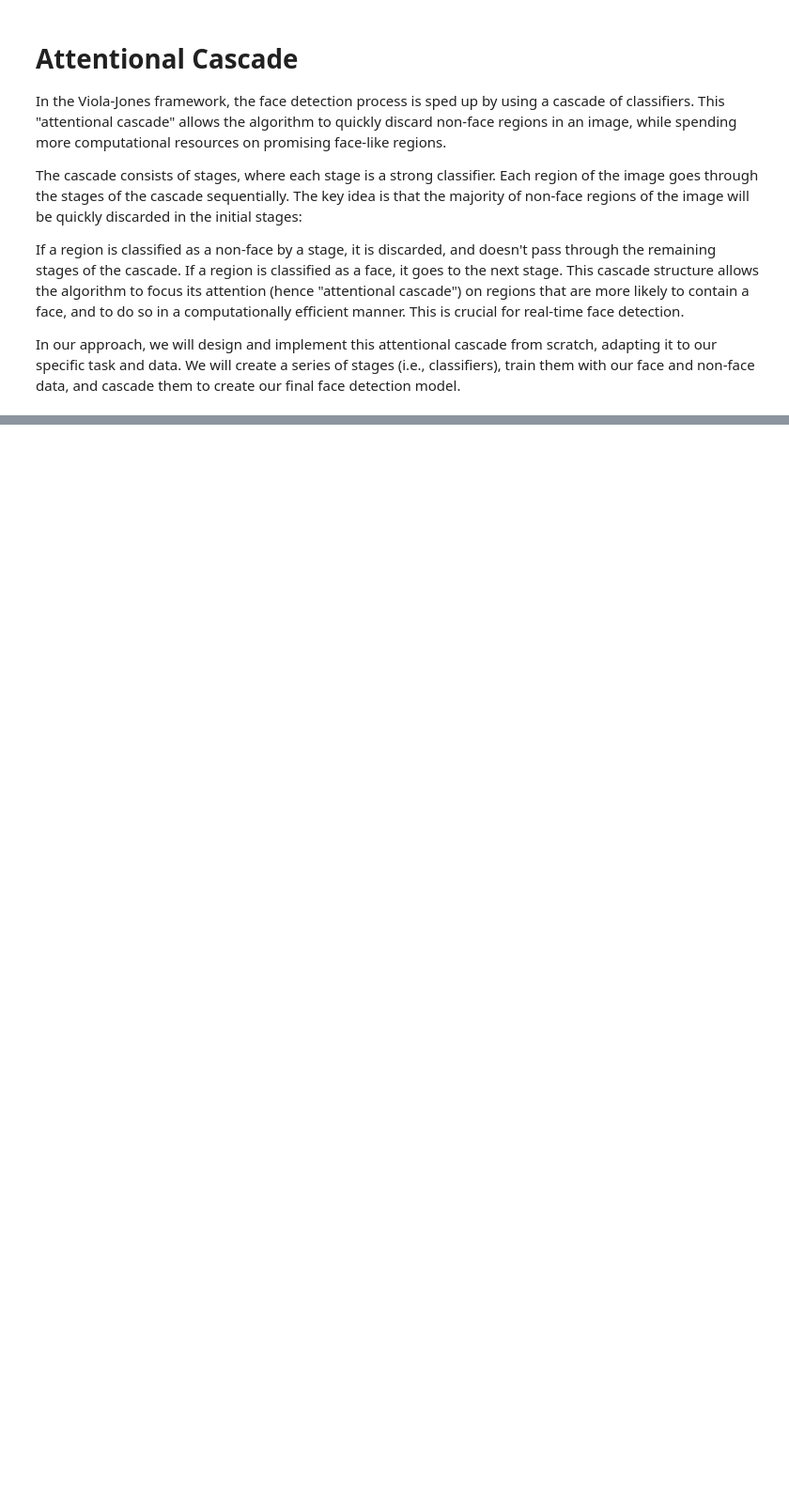
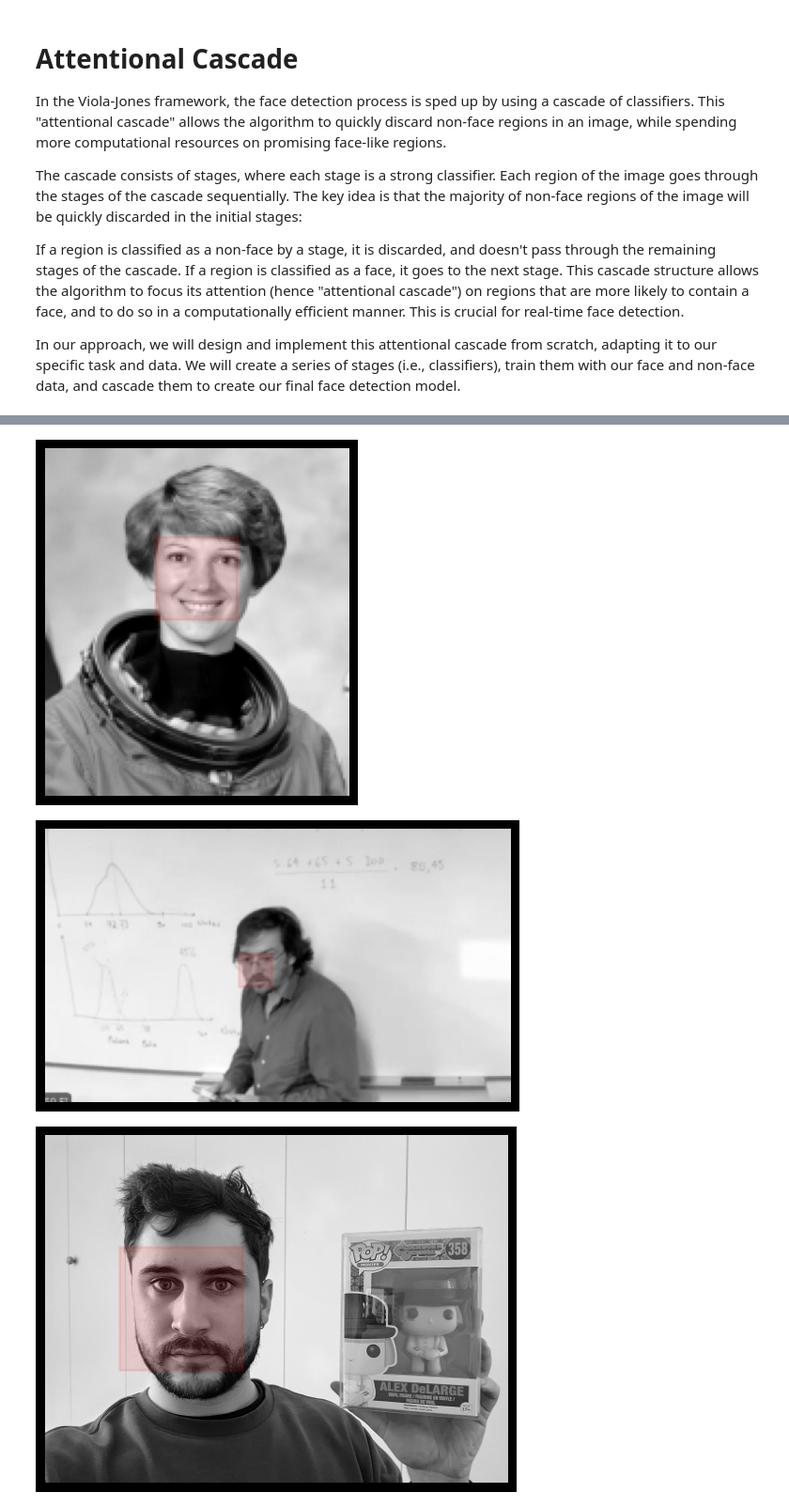
Before and after one commit to BRJoaquin/ml-ia-obligatorio, a Jupyter notebook: face_detector.ipynb, the cells around one changed output, grey strips where cells are left out. Shown at 94% size. Saved outputs shown, nothing was run; the diff lists cells and outputs as text; code cells hidden in the pictures; blank space fills up the shorter version.

```diff
--- a/face_detector.ipynb
+++ b/face_detector.ipynb
@@ -1025,0 +1042,4 @@ CONFUSION MATRIX:
+# %%
+models = []
+n_features = []
+thresholds = []
@@ -1132,0 +1268,46 @@ plt.savefig('test_image_result.png')
+# %%
+from skimage.data import astronaut
+from skimage.color import rgb2gray
+from skimage.transform import rescale
+
+def astronaut_test(models, thresholds):
+    test_image = astronaut()
+    test_image = rgb2gray(test_image)
+    test_image = rescale(test_image, 0.5)
+    test_image = test_image[:160, 40:180]
+    test_cascade(models, thresholds, test_image, istep=10, jstep=10, scale=2)
+
+def teacher_test(models, thesholds):
+    teacher_image = plt.imread('./assets/teacher.jpg')
+    teacher_image = rgb2gray(teacher_image)
+    teacher_image = rescale(teacher_image, 0.5)
+    test_cascade(models, thresholds, teacher_image, istep=5, jstep=5, scale=1.3)
+
+def student_test(models, thesholds):
+    student_image = plt.imread('./assets/student.jpg')
+    student_image = rgb2gray(student_image)
+    student_image = rescale(student_image, 0.5)
+    test_cascade(models, thresholds, student_image, istep=20, jstep=20, scale=7)
+
+def pam_and_jim_test(models, thesholds):
+    pam_and_jim_image = plt.imread('./assets/pam_and_jim.jpg')
+    pam_and_jim_image = rgb2gray(pam_and_jim_image)
+    pam_and_jim_image = rescale(pam_and_jim_image, 0.5)
+    test_cascade(models, thresholds, pam_and_jim_image, istep=10, jstep=10, scale=3)
+
+def michael_test(models, thesholds):
+    michael_image = plt.imread('./assets/prison_mike.jpg')
+    michael_image = rgb2gray(michael_image)
+    michael_image = rescale(michael_image, 0.5)
+    test_cascade(models, thresholds, michael_image, istep=25, jstep=25, scale=7)
+
+
+astronaut_test(models, thresholds)
+teacher_test(models, thresholds)
+student_test(models, thresholds)
+pam_and_jim_test(models, thresholds)
+michael_test(models, thresholds)
+# %% [output]
+[figure, added]
+[figure, added]
+[figure, added]
```
Also changed, not shown: parts of 65 cells of this notebook, 9 other files.
